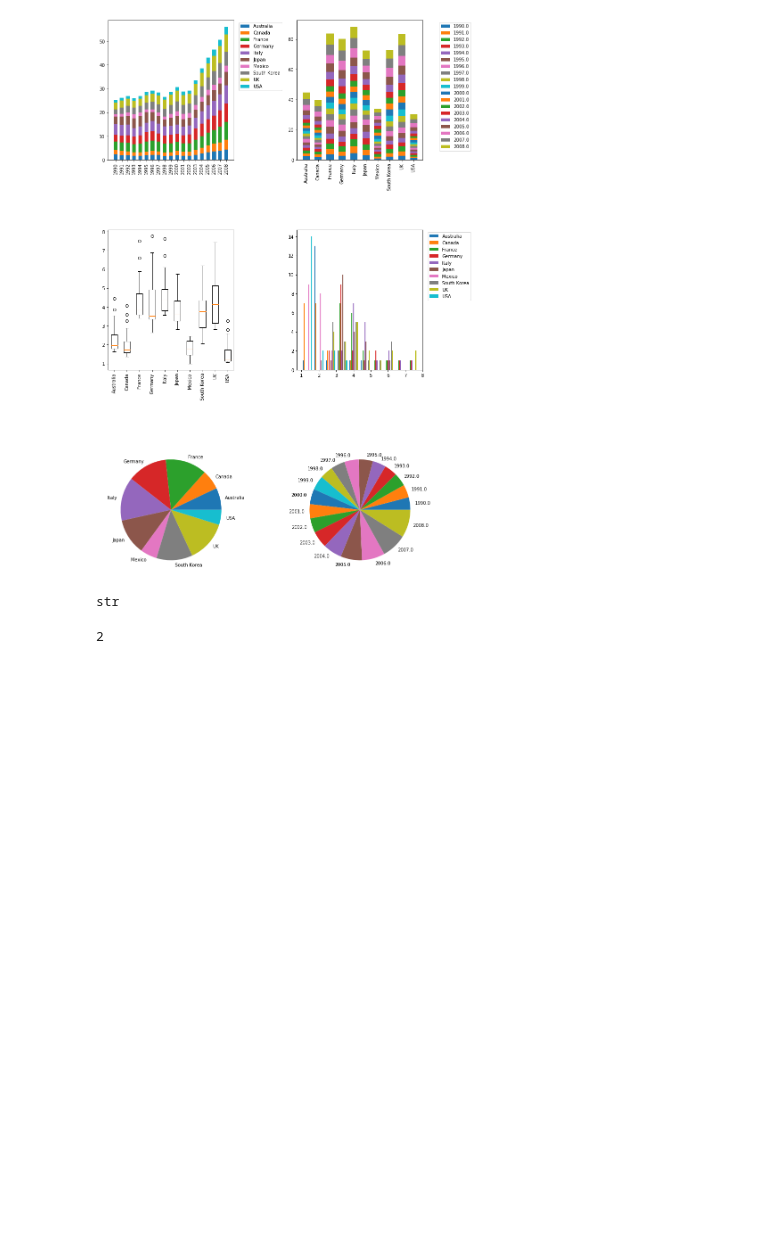
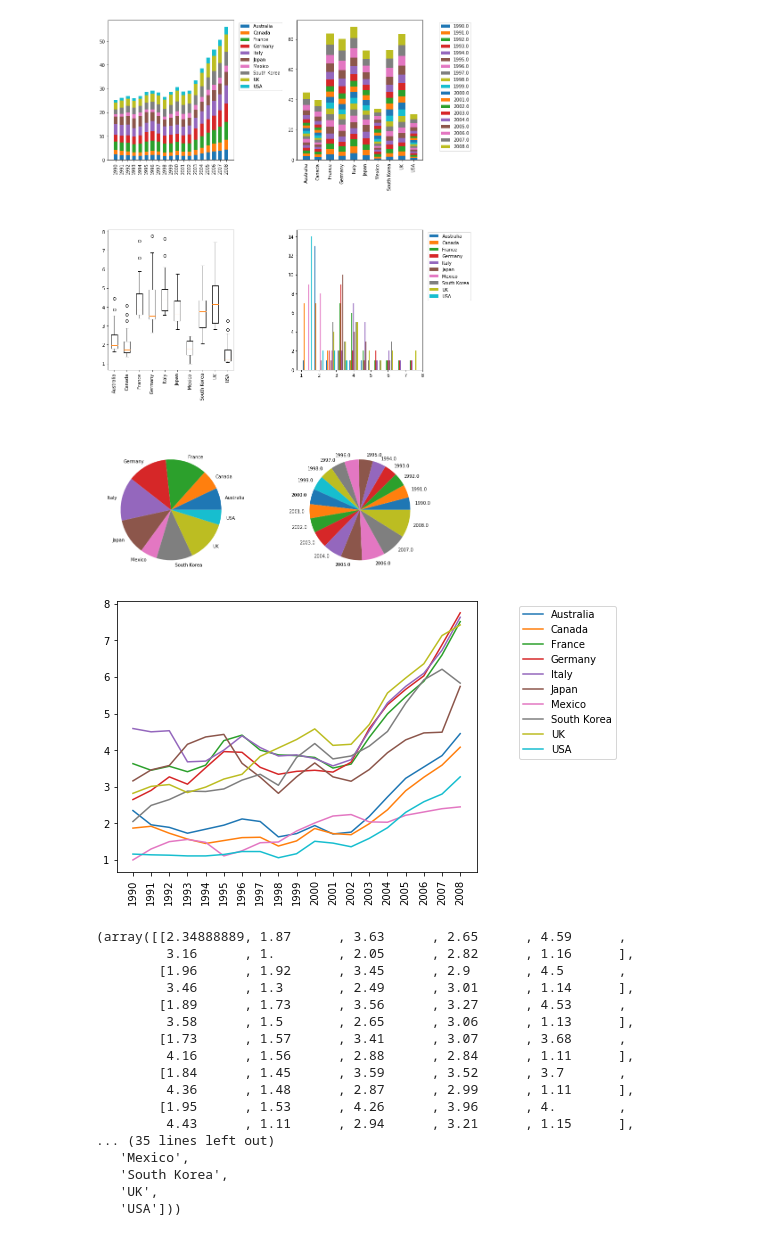
Before and after one commit to gsharansingh/easygplot, a Jupyter notebook: test.ipynb, the cells around one changed output. Drawn from its saved outputs; the diff is of its cells as text; code cells hidden in the pictures; blank space fills up the shorter version.

```diff
--- a/test.ipynb
+++ b/test.ipynb
@@ -8,12 +8,28 @@ plot_csv.plot_csv("gasprices.csv", x_column = 0, title = "Gas Prices", legend=Tr
 # %% [output]
 [figure]
 [figure]
-# %%
-a = ([1, 2, 3], ["Hello", "me", "kill"])
-type(a[1][2])
-# %% [output]
-str
-# %%
-len(a)
-# %% [output]
-2
+# %%
+from easygplot import plot_csv, read, plot_line
+mydata = read.CSV("gasprices.csv")
+# %%
+line_plot = plot_line.plot_line(legend=True)
+line_plot(mydata[:])
+# %% [output]
+[figure, added]
+(array([[2.34888889, 1.87      , 3.63      , 2.65      , 4.59      ,
+         3.16      , 1.        , 2.05      , 2.82      , 1.16      ],
+        [1.96      , 1.92      , 3.45      , 2.9       , 4.5       ,
+         3.46      , 1.3       , 2.49      , 3.01      , 1.14      ],
+        [1.89      , 1.73      , 3.56      , 3.27      , 4.53      ,
+         3.58      , 1.5       , 2.65      , 3.06      , 1.13      ],
+        [1.73      , 1.57      , 3.41      , 3.07      , 3.68      ,
+         4.16      , 1.56      , 2.88      , 2.84      , 1.11      ],
+        [1.84      , 1.45      , 3.59      , 3.52      , 3.7       ,
+         4.36      , 1.48      , 2.87      , 2.99      , 1.11      ],
+        [1.95      , 1.53      , 4.26      , 3.96      , 4.        ,
+         4.43      , 1.11      , 2.94      , 3.21      , 1.15      ],
+... (35 lines left out)
+   'Mexico',
+   'South Korea',
+   'UK',
+   'USA']))
```
Also changed, not shown: parts of 1 cell of this notebook.
